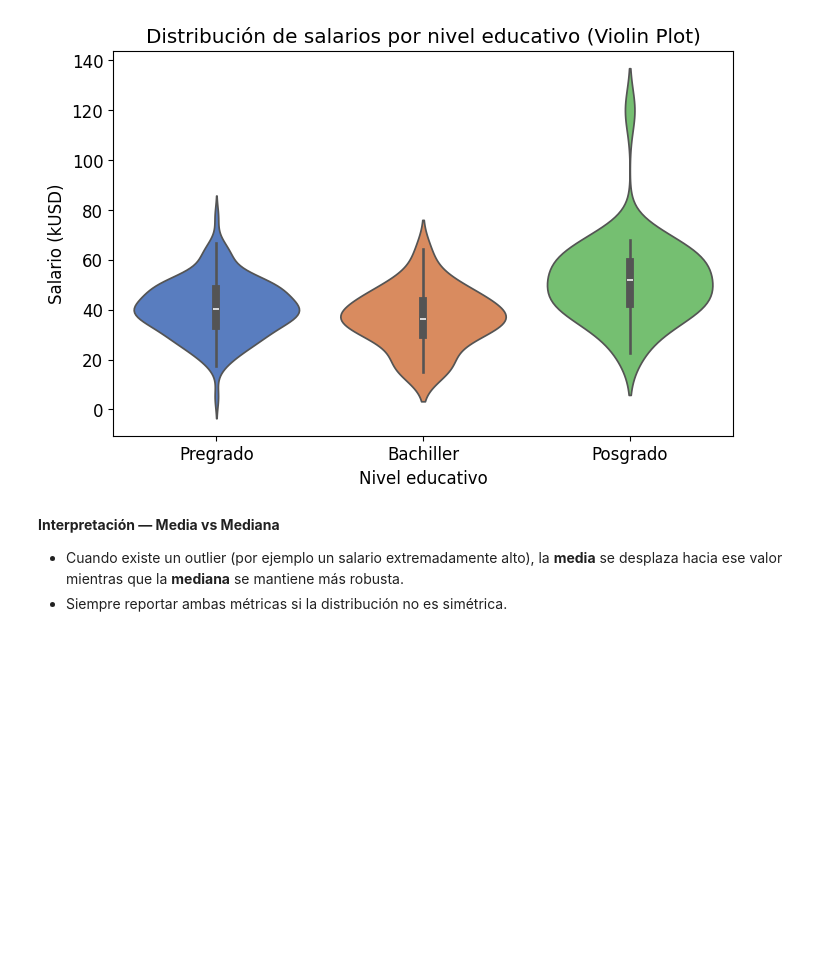
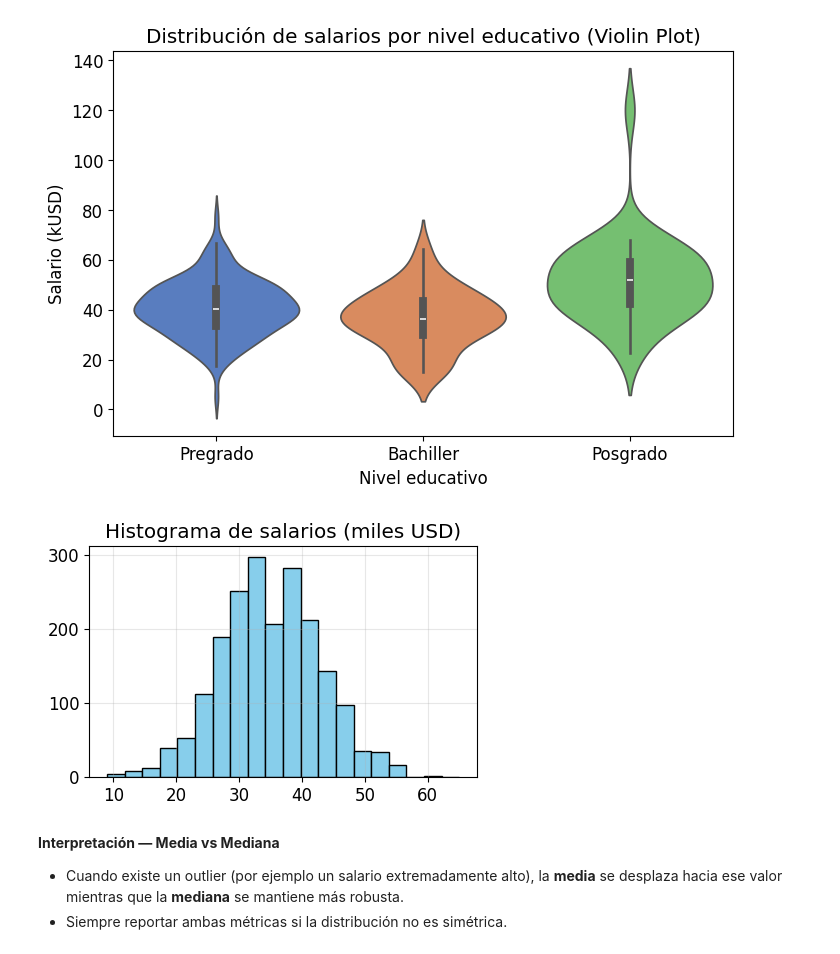
Before and after one commit to AlexEspinosa98/guayerd_class, a Jupyter notebook: clase_7/Clase7_Fundamentos_IA_Estadistica.ipynb, the cells around one changed output. Saved outputs shown, nothing was run; the diff lists cells and outputs as text; code cells hidden in the pictures; blank space fills up the shorter version.

```diff
--- a/clase_7/Clase7_Fundamentos_IA_Estadistica.ipynb
+++ b/clase_7/Clase7_Fundamentos_IA_Estadistica.ipynb
@@ -303,6 +379,16 @@ Passing `palette` without assigning `hue` is deprecated and will be removed in v
 
   sns.violinplot(x='nivel_educativo', y='salario_kusd', data=df_sal, palette='muted')
 [figure]
+# %%
+plt.figure(figsize=(5,3))
+plt.hist(df_sal['edad'], bins=20, color='skyblue', edgecolor='black')
+plt.title('Histograma de salarios (miles USD)')
+plt.xlabel('Salario (kUSD)')
+plt.ylabel('Frecuencia')
+plt.grid(alpha=0.3)
+plt.show()
+# %% [output]
+[figure, added]
 # %% [markdown]
 **Interpretación — Media vs Mediana**
 
```
Also changed, not shown: parts of 11 cells of this notebook, 1 other file.
